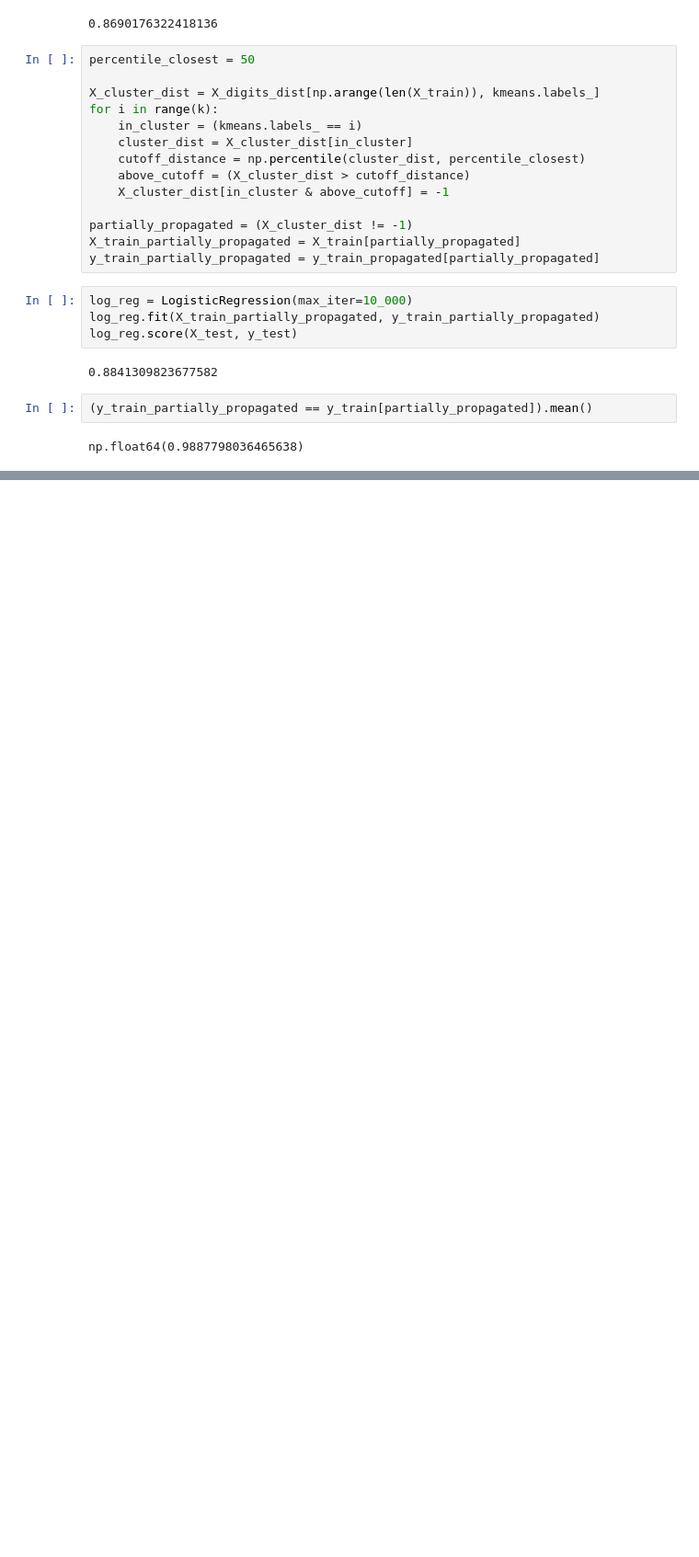
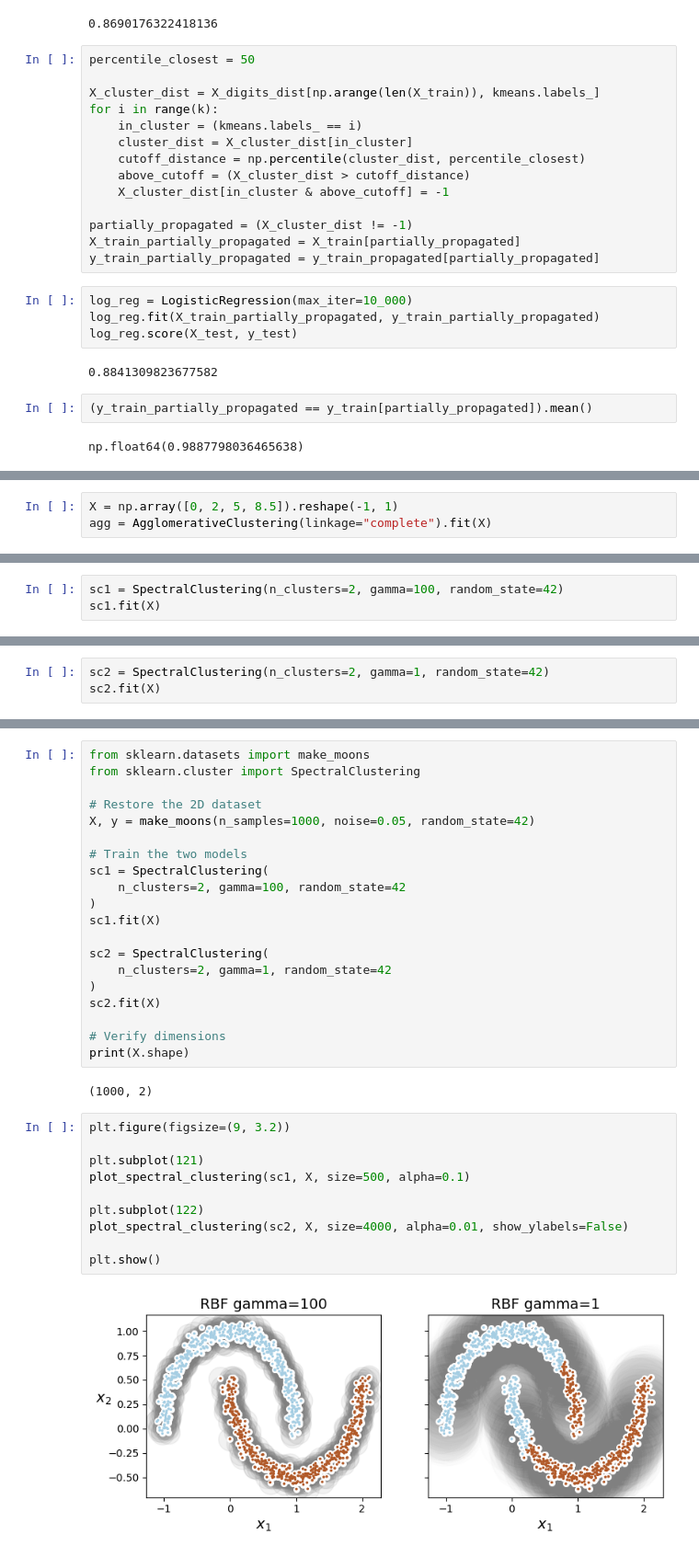
Before and after one commit to oabdelhalim8/ML---7, a Jupyter notebook: ML_project.ipynb, the cells around one changed output, grey strips where cells are left out. Shown at 92% size. Drawn from its saved outputs; the diff is of its cells as text; blank space fills up the shorter version.

```diff
--- a/ML_project.ipynb
+++ b/ML_project.ipynb
@@ -659,0 +779,3 @@ np.float64(0.9887798036465638)
+# %%
+X = np.array([0, 2, 5, 8.5]).reshape(-1, 1)
+agg = AgglomerativeClustering(linkage="complete").fit(X)
@@ -659,0 +803,3 @@ np.float64(0.9887798036465638)
+# %%
+sc1 = SpectralClustering(n_clusters=2, gamma=100, random_state=42)
+sc1.fit(X)
@@ -659,0 +815,3 @@ np.float64(0.9887798036465638)
+# %%
+sc2 = SpectralClustering(n_clusters=2, gamma=1, random_state=42)
+sc2.fit(X)
@@ -659,0 +836,34 @@ np.float64(0.9887798036465638)
+# %%
+from sklearn.datasets import make_moons
+from sklearn.cluster import SpectralClustering
+
+# Restore the 2D dataset
+X, y = make_moons(n_samples=1000, noise=0.05, random_state=42)
+
+# Train the two models
+sc1 = SpectralClustering(
+    n_clusters=2, gamma=100, random_state=42
+)
+sc1.fit(X)
+
+sc2 = SpectralClustering(
+    n_clusters=2, gamma=1, random_state=42
+)
+sc2.fit(X)
+
+# Verify dimensions
+print(X.shape)
+# %% [output]
+(1000, 2)
+# %%
+plt.figure(figsize=(9, 3.2))
+
+plt.subplot(121)
+plot_spectral_clustering(sc1, X, size=500, alpha=0.1)
+
+plt.subplot(122)
+plot_spectral_clustering(sc2, X, size=4000, alpha=0.01, show_ylabels=False)
+
+plt.show()
+# %% [output]
+[figure, added]
```
Also changed, not shown: parts of 21 cells of this notebook.
